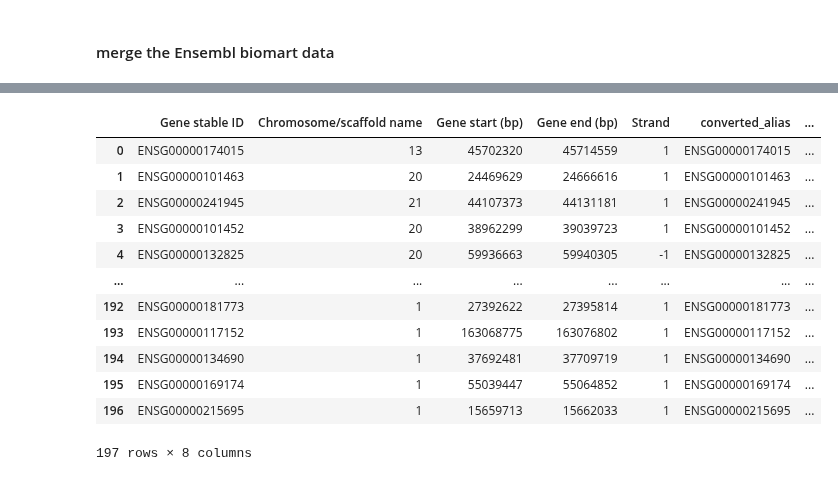
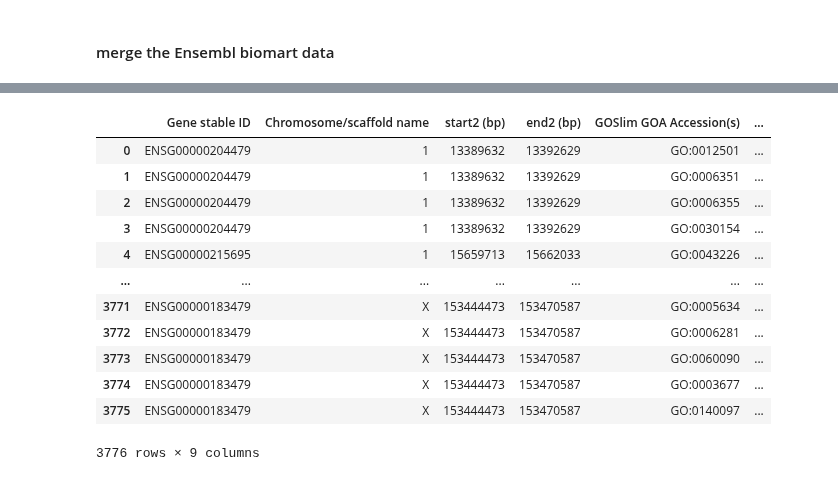
Before and after one commit to yonezawa-sora/pycircos_comaparative_species, a Jupyter notebook: data_preprocessing/human_combined_df_score.ipynb, the cells around one changed output, grey strips where cells are left out. Drawn from its saved outputs; the diff is of its cells as text; code cells hidden in the pictures.

```diff
--- a/data_preprocessing/human_combined_df_score.ipynb
+++ b/data_preprocessing/human_combined_df_score.ipynb
@@ -82,0 +43,4 @@ df_down1
+# %%
+# Downregulated genes
+df_down = pd.read_csv("../data/HN-score_human/HN5_genelist_human_2311/HN5_genes_down_human.tsv", sep="\t")
+df_down
@@ -84,8 +62,8 @@ df_down1
 #### Convert the gene names to Ensemble gene IDs
 # %%
 # Get ensemble gene ID from gProfiler UP 1%
-df2 = pd.read_csv("./gProfiler_hsapiens_2023-10-7 21-55-23.csv", sep=",")
-convert_ID = df2[["initial_alias", "converted_alias", "name"]]
-convert_ID
+df2 = pd.read_csv("../data/gprofiler/gProfiler_hsapiens_2023-11-5 14-34-25.csv", sep=",")
+df2_ID = df2[["initial_alias", "converted_alias", "name"]]
+df2_ID
 # %% [output]
 |  | initial_alias | converted_alias | name |
@@ -104,7 +130,10 @@ convert_ID
 # %%
-merged_df_top1 = pd.merge(df_top1,
-                          convert_ID,
-                          left_on="GeneName",
-                          right_on="initial_alias",
-                          how="outer")
+merged_df_down = pd.merge(df_down,
+                           df2_ID,
+                            left_on="GeneName",
+                            right_on="initial_alias",
+                            how="inner")
+
+DOWN = merged_df_down[["converted_alias", "HN5", "name"]]
+DOWN
 # %% [output]
@@ -218,6 +173,6 @@ combined
 # %% [markdown]
 #### merge the Ensembl biomart data
 # %%
-df_ensembl = pd.read_csv("./biomart_human_position_R110.tsv", sep="\t")
+df_ensembl = pd.read_csv("../data/biomart_goslim/biomart_human_goslim_R110.tsv", sep="\t")
 df_ensembl
 # %% [output]
@@ -283,23 +238,23 @@ merged_df_top1
 # %%
-# 3. merge down1 data
-merged_df_down1 = pd.merge(df_ensembl,DOWN1,
+# 3. merge DOWN data
+merged_df_down = pd.merge(df_ensembl,DOWN,
                         left_on="Gene stable ID",
                         right_on="converted_alias",
                      how="inner")
 
-merged_df_down1.to_csv("./human_position_down.tsv", sep="\t")
-merged_df_down1
+merged_df_down.to_csv("../data/human_annotation/human_annotation_down.tsv", sep="\t")
+merged_df_down
 # %% [output]
-|  | Gene stable ID | Chromosome/scaffold name | Gene start (bp) | Gene end (bp) | Strand | converted_alias | ... |
-| 0 | ENSG00000174015 | 13 | 45702320 | 45714559 | 1 | ENSG00000174015 | ... |
-| 1 | ENSG00000101463 | 20 | 24469629 | 24666616 | 1 | ENSG00000101463 | ... |
-| 2 | ENSG00000241945 | 21 | 44107373 | 44131181 | 1 | ENSG00000241945 | ... |
-| 3 | ENSG00000101452 | 20 | 38962299 | 39039723 | 1 | ENSG00000101452 | ... |
-| 4 | ENSG00000132825 | 20 | 59936663 | 59940305 | -1 | ENSG00000132825 | ... |
-| ... | ... | ... | ... | ... | ... | ... | ... |
-| 192 | ENSG00000181773 | 1 | 27392622 | 27395814 | 1 | ENSG00000181773 | ... |
-| 193 | ENSG00000117152 | 1 | 163068775 | 163076802 | 1 | ENSG00000117152 | ... |
-| 194 | ENSG00000134690 | 1 | 37692481 | 37709719 | 1 | ENSG00000134690 | ... |
-| 195 | ENSG00000169174 | 1 | 55039447 | 55064852 | 1 | ENSG00000169174 | ... |
-| 196 | ENSG00000215695 | 1 | 15659713 | 15662033 | 1 | ENSG00000215695 | ... |
+|  | Gene stable ID | Chromosome/scaffold name | start2 (bp) | end2 (bp) | GOSlim GOA Accession(s) | ... |
+| 0 | ENSG00000204479 | 1 | 13389632 | 13392629 | GO:0012501 | ... |
+| 1 | ENSG00000204479 | 1 | 13389632 | 13392629 | GO:0006351 | ... |
+| 2 | ENSG00000204479 | 1 | 13389632 | 13392629 | GO:0006355 | ... |
+| 3 | ENSG00000204479 | 1 | 13389632 | 13392629 | GO:0030154 | ... |
+| 4 | ENSG00000215695 | 1 | 15659713 | 15662033 | GO:0043226 | ... |
+| ... | ... | ... | ... | ... | ... | ... |
+| 3771 | ENSG00000183479 | X | 153444473 | 153470587 | GO:0005634 | ... |
+| 3772 | ENSG00000183479 | X | 153444473 | 153470587 | GO:0006281 | ... |
+| 3773 | ENSG00000183479 | X | 153444473 | 153470587 | GO:0060090 | ... |
+| 3774 | ENSG00000183479 | X | 153444473 | 153470587 | GO:0003677 | ... |
+| 3775 | ENSG00000183479 | X | 153444473 | 153470587 | GO:0140097 | ... |
-197 rows × 8 columns
+3776 rows × 9 columns
```
Also changed, not shown: parts of 21 cells of this notebook, 3 other files.
